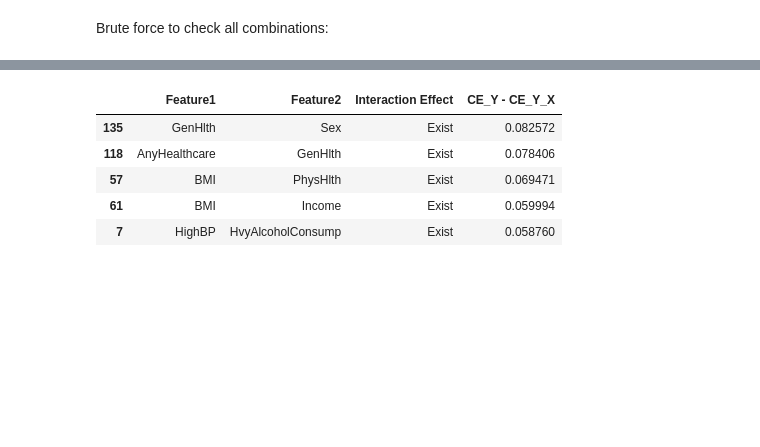
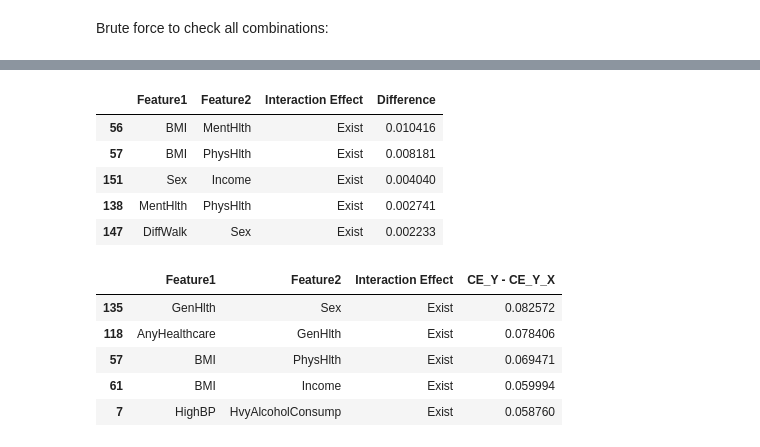
Before and after one commit to hubao666/Data-Analysis-for-BRFSS2015-Data, a Jupyter notebook: mid_proj.ipynb, the cells around one changed output, grey strips where cells are left out. Drawn from its saved outputs; the diff is of its cells as text; code cells hidden in the pictures; blank space fills up the shorter version.

```diff
--- a/mid_proj.ipynb
+++ b/mid_proj.ipynb
@@ -488 +479,13 @@ display(df_interaction)
+# %%
+filtered = df_interaction[df_interaction['Interaction Effect'] == 'Exist']
+top_five_diff = filtered.sort_values(by='Difference', ascending=False).head(5)
+top_five_diff = top_five_diff.drop(columns=(['CE_Y - CE_Y_X', '(CE_Y - CE_Y_X1) + (CE_Y - CE_Y_X2)']))
+top_five_diff
+# %% [output]
+|  | Feature1 | Feature2 | Interaction Effect | Difference |
+| 56 | BMI | MentHlth | Exist | 0.010416 |
+| 57 | BMI | PhysHlth | Exist | 0.008181 |
+| 151 | Sex | Income | Exist | 0.004040 |
+| 138 | MentHlth | PhysHlth | Exist | 0.002741 |
+| 147 | DiffWalk | Sex | Exist | 0.002233 |
 # %%
```
Also changed, not shown: parts of 5 cells of this notebook.
